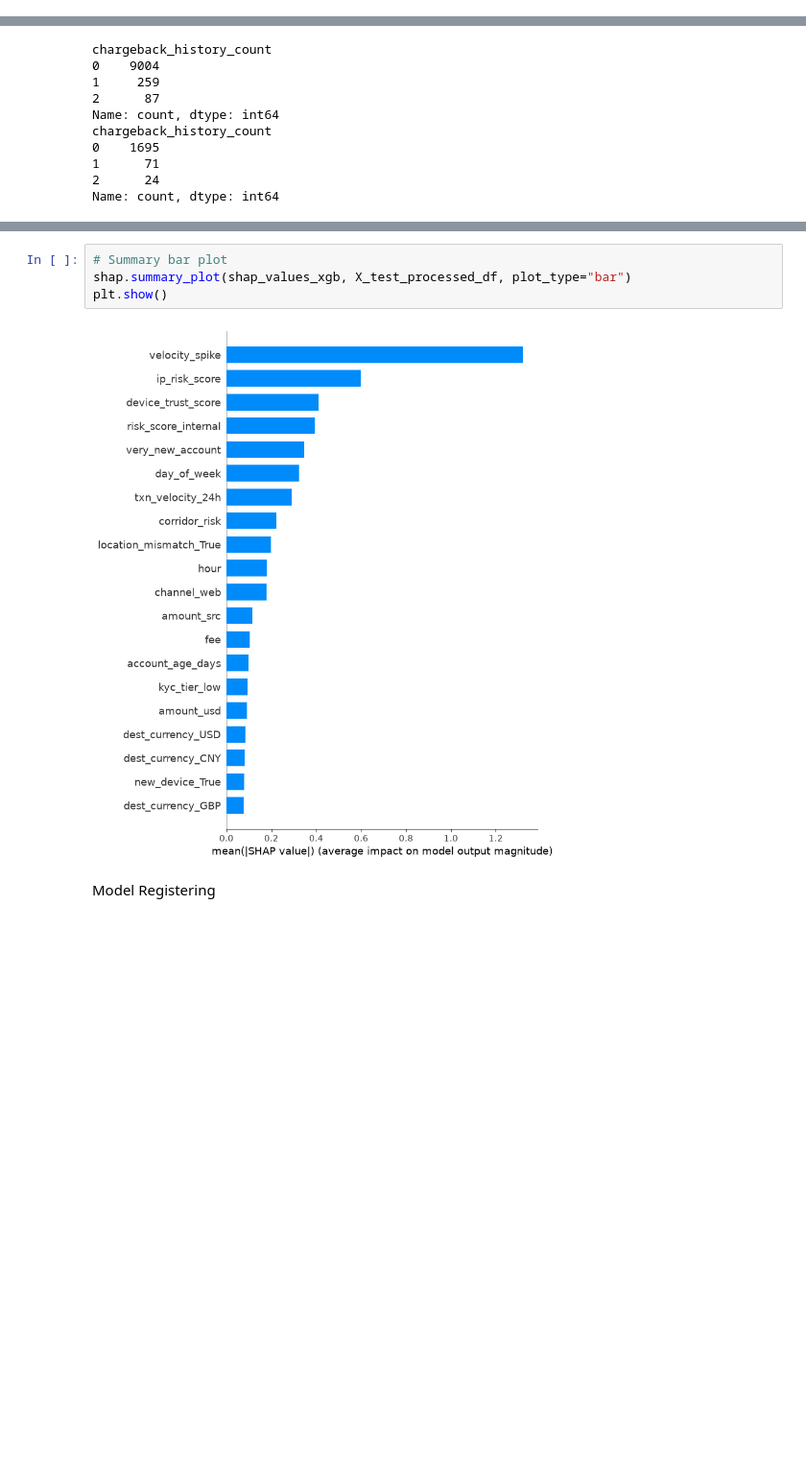
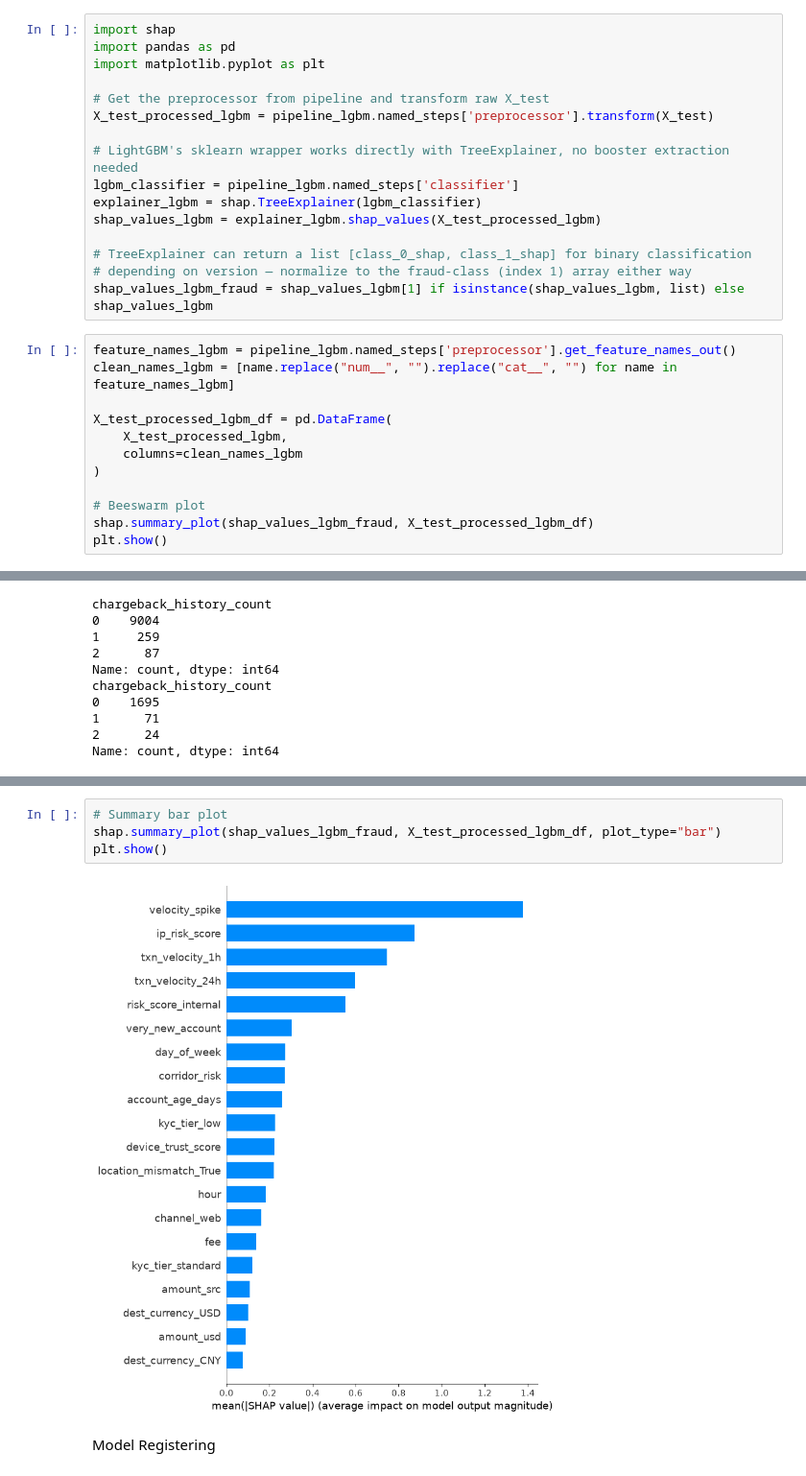
Before and after one commit to Chekwube-Uzoegwu/Fraudulent_Transaction_Detection_for_Finlora, a Jupyter notebook: Notebooks/Modelling.ipynb, the cells around one changed output, grey strips where cells are left out. Shown at 96% size. Cells and saved outputs as stored; diff of their text form; blank space fills up the shorter version.

Commit message:
Select LightGBM as final model: register in MLflow, update loader default, rebuild SHAP section, add model selection rationale

```diff
--- a/Notebooks/Modelling.ipynb
+++ b/Notebooks/Modelling.ipynb
@@ -441,0 +486,28 @@ importance_df
+# %%
+import shap
+import pandas as pd
+import matplotlib.pyplot as plt
+
+# Get the preprocessor from pipeline and transform raw X_test
+X_test_processed_lgbm = pipeline_lgbm.named_steps['preprocessor'].transform(X_test)
+
+# LightGBM's sklearn wrapper works directly with TreeExplainer, no booster extraction needed
+lgbm_classifier = pipeline_lgbm.named_steps['classifier']
+explainer_lgbm = shap.TreeExplainer(lgbm_classifier)
+shap_values_lgbm = explainer_lgbm.shap_values(X_test_processed_lgbm)
+
+# TreeExplainer can return a list [class_0_shap, class_1_shap] for binary classification
+# depending on version — normalize to the fraud-class (index 1) array either way
+shap_values_lgbm_fraud = shap_values_lgbm[1] if isinstance(shap_values_lgbm, list) else shap_values_lgbm
+# %%
+feature_names_lgbm = pipeline_lgbm.named_steps['preprocessor'].get_feature_names_out()
+clean_names_lgbm = [name.replace("num__", "").replace("cat__", "") for name in feature_names_lgbm]
+
+X_test_processed_lgbm_df = pd.DataFrame(
+    X_test_processed_lgbm,
+    columns=clean_names_lgbm
+)
+
+# Beeswarm plot
+shap.summary_plot(shap_values_lgbm_fraud, X_test_processed_lgbm_df)
+plt.show()
@@ -470,9 +571,9 @@ Worth flagging for future work: a feature can be a strong signal in isolation an
 # %%
 # Summary bar plot
-shap.summary_plot(shap_values_xgb, X_test_processed_df, plot_type="bar")
+shap.summary_plot(shap_values_lgbm_fraud, X_test_processed_lgbm_df, plot_type="bar")
 plt.show()
 # %% [output]
-[figure, old version]
+[figure, new version]
 # %% [markdown]
 Model Registering
 # %%
```
Also changed, not shown: parts of 23 cells of this notebook, 1 other file.
